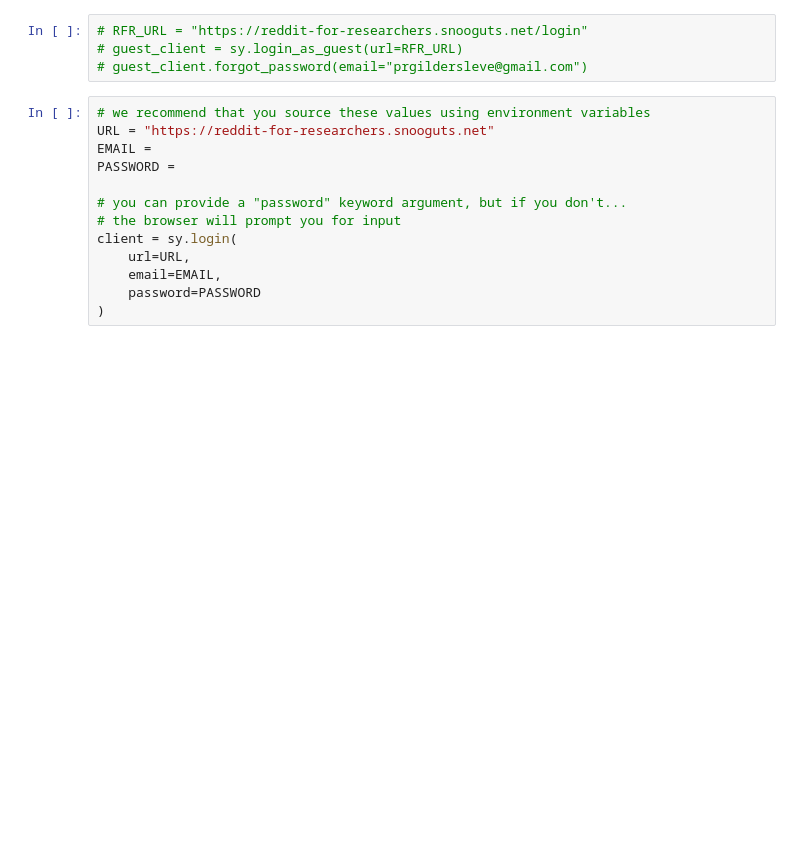
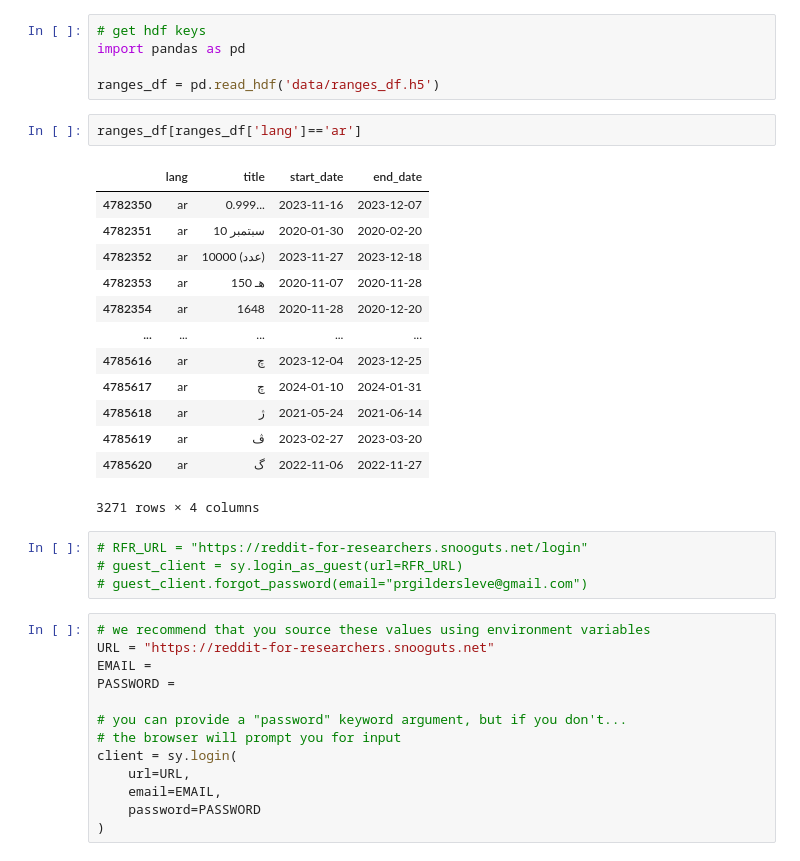
Before and after one commit to pgilders/WikiReddit, a Jupyter notebook: test.ipynb, the cells around one changed output. Cells and saved outputs as stored; diff of their text form; blank space fills up the shorter version.

Commit message:
Update data collection

```diff
--- a/test.ipynb
+++ b/test.ipynb
@@ -7,3 +9,24 @@ sy.requires("==0.9.1")
+# %%
+# get hdf keys
+import pandas as pd
+
+ranges_df = pd.read_hdf('data/ranges_df.h5')
+# %%
+ranges_df[ranges_df['lang']=='ar']
+# %% [output]
+|  | lang | title | start_date | end_date |
+| 4782350 | ar | 0.999... | 2023-11-16 | 2023-12-07 |
+| 4782351 | ar | 10 سبتمبر | 2020-01-30 | 2020-02-20 |
+| 4782352 | ar | 10000 (عدد) | 2023-11-27 | 2023-12-18 |
+| 4782353 | ar | 150 هـ | 2020-11-07 | 2020-11-28 |
+| 4782354 | ar | 1648 | 2020-11-28 | 2020-12-20 |
+| ... | ... | ... | ... | ... |
+| 4785616 | ar | چ | 2023-12-04 | 2023-12-25 |
+| 4785617 | ar | چ | 2024-01-10 | 2024-01-31 |
+| 4785618 | ar | ژ | 2021-05-24 | 2021-06-14 |
+| 4785619 | ar | ڤ | 2023-02-27 | 2023-03-20 |
+| 4785620 | ar | گ | 2022-11-06 | 2022-11-27 |
+3271 rows × 4 columns
 # %%
 # RFR_URL = "https://reddit-for-researchers.snooguts.net/login"
 # guest_client = sy.login_as_guest(url=RFR_URL)
```
Also changed, not shown: parts of 5 cells of this notebook, 8 other files.
